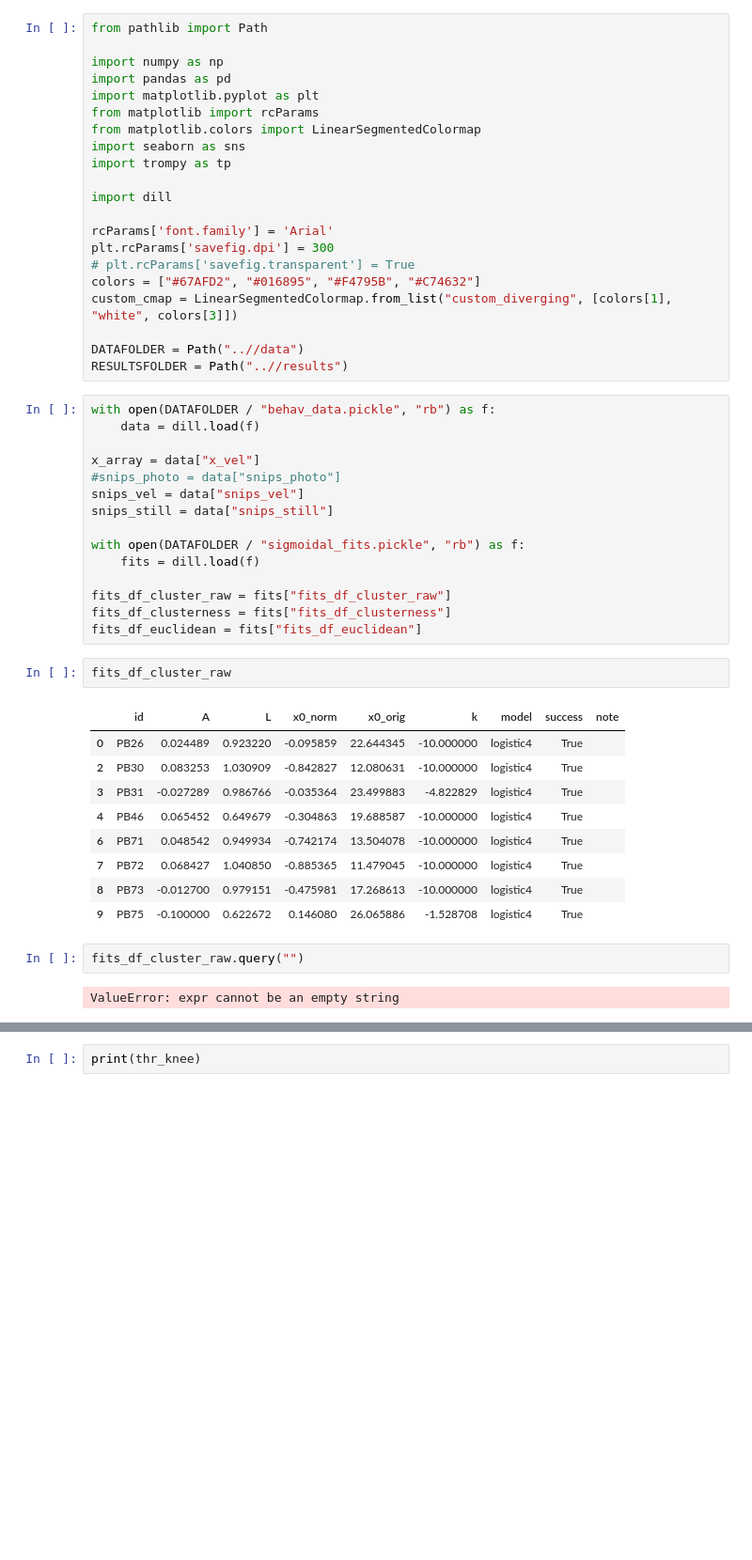
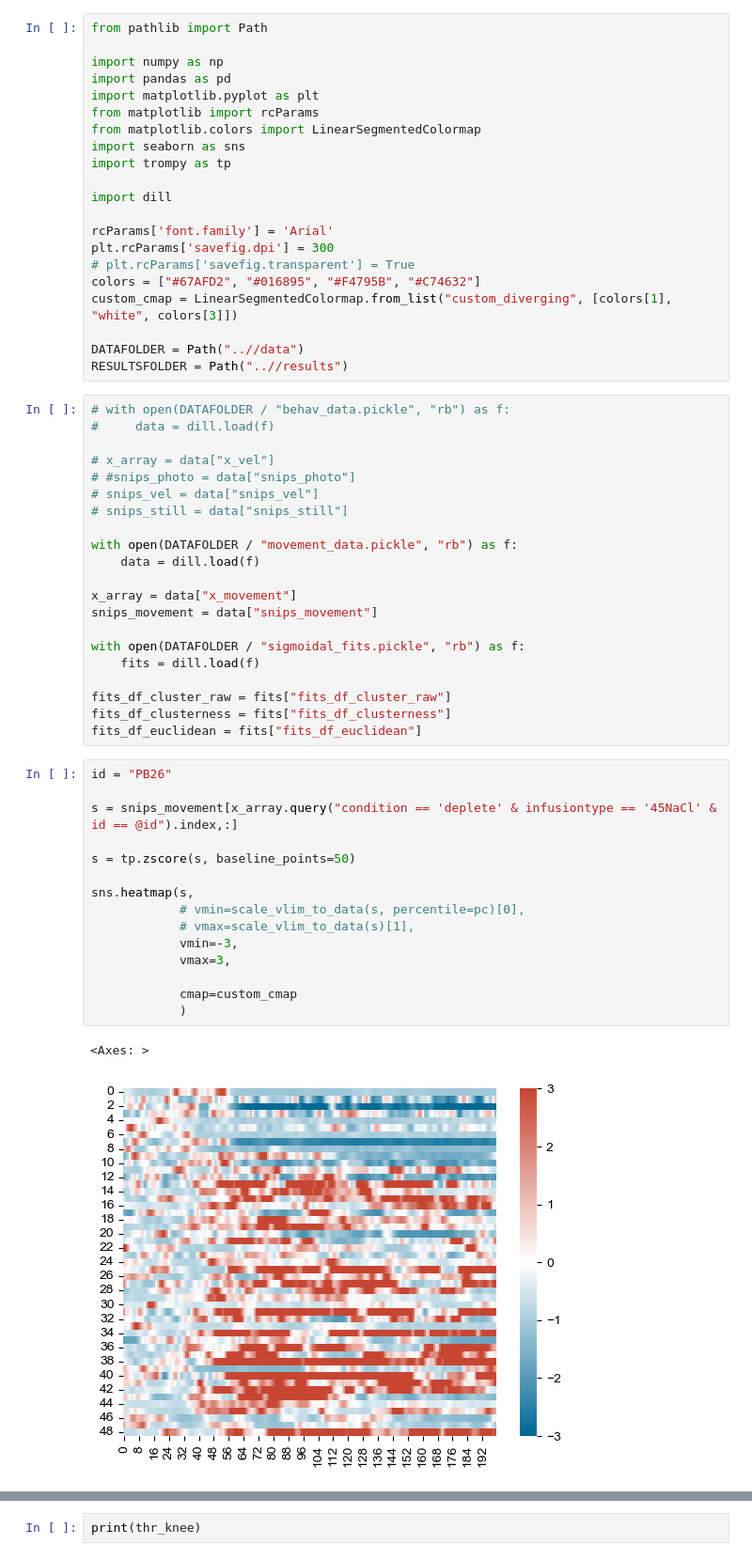
Before and after one commit to jaimemcc/bazzino, a Jupyter notebook: notebooks/behav_indvidual_rats.ipynb, the cells around one changed output, grey strips where cells are left out. Shown at 94% size. Drawn from its saved outputs; the diff is of its cells as text; blank space fills up the shorter version.

```diff
--- a/notebooks/behav_indvidual_rats.ipynb
+++ b/notebooks/behav_indvidual_rats.ipynb
@@ -20,13 +20,19 @@ custom_cmap = LinearSegmentedColormap.from_list("custom_diverging", [colors[1],
 DATAFOLDER = Path("..//data")
 RESULTSFOLDER = Path("..//results")
 # %%
-with open(DATAFOLDER / "behav_data.pickle", "rb") as f:
+# with open(DATAFOLDER / "behav_data.pickle", "rb") as f:
+#     data = dill.load(f)
+
+# x_array = data["x_vel"]
+# #snips_photo = data["snips_photo"]
+# snips_vel = data["snips_vel"]
+# snips_still = data["snips_still"]
+
+with open(DATAFOLDER / "movement_data.pickle", "rb") as f:
     data = dill.load(f)
 
-x_array = data["x_vel"]
-#snips_photo = data["snips_photo"]
-snips_vel = data["snips_vel"]
-snips_still = data["snips_still"]
+x_array = data["x_movement"]
+snips_movement = data["snips_movement"]
 
 with open(DATAFOLDER / "sigmoidal_fits.pickle", "rb") as f:
     fits = dill.load(f)
@@ -34,22 +40,24 @@ with open(DATAFOLDER / "sigmoidal_fits.pickle", "rb") as f:
 fits_df_cluster_raw = fits["fits_df_cluster_raw"]
 fits_df_clusterness = fits["fits_df_clusterness"]
 fits_df_euclidean = fits["fits_df_euclidean"]
-# %%
-fits_df_cluster_raw
-# %% [output]
-|  | id | A | L | x0_norm | x0_orig | k | model | success | note |
-| 0 | PB26 | 0.024489 | 0.923220 | -0.095859 | 22.644345 | -10.000000 | logistic4 | True |  |
-| 2 | PB30 | 0.083253 | 1.030909 | -0.842827 | 12.080631 | -10.000000 | logistic4 | True |  |
-| 3 | PB31 | -0.027289 | 0.986766 | -0.035364 | 23.499883 | -4.822829 | logistic4 | True |  |
-| 4 | PB46 | 0.065452 | 0.649679 | -0.304863 | 19.688587 | -10.000000 | logistic4 | True |  |
-| 6 | PB71 | 0.048542 | 0.949934 | -0.742174 | 13.504078 | -10.000000 | logistic4 | True |  |
-| 7 | PB72 | 0.068427 | 1.040850 | -0.885365 | 11.479045 | -10.000000 | logistic4 | True |  |
-| 8 | PB73 | -0.012700 | 0.979151 | -0.475981 | 17.268613 | -10.000000 | logistic4 | True |  |
-| 9 | PB75 | -0.100000 | 0.622672 | 0.146080 | 26.065886 | -1.528708 | logistic4 | True |  |
-# %%
-fits_df_cluster_raw.query("")
-# %% [output]
-ValueError: expr cannot be an empty string
+# %%
+id = "PB26"
+
+s = snips_movement[x_array.query("condition == 'deplete' & infusiontype == '45NaCl' & id == @id").index,:]
+
+s = tp.zscore(s, baseline_points=50)
+
+sns.heatmap(s,
+            # vmin=scale_vlim_to_data(s, percentile=pc)[0],
+            # vmax=scale_vlim_to_data(s)[1],
+            vmin=-3,
+            vmax=3,
+
+            cmap=custom_cmap
+            )
+# %% [output]
+<Axes: >
+[figure, added]
 # %%
 def get_time_moving(snips, threshold=1):
 
```
Also changed, not shown: parts of 6 cells of this notebook, 1 other file.
